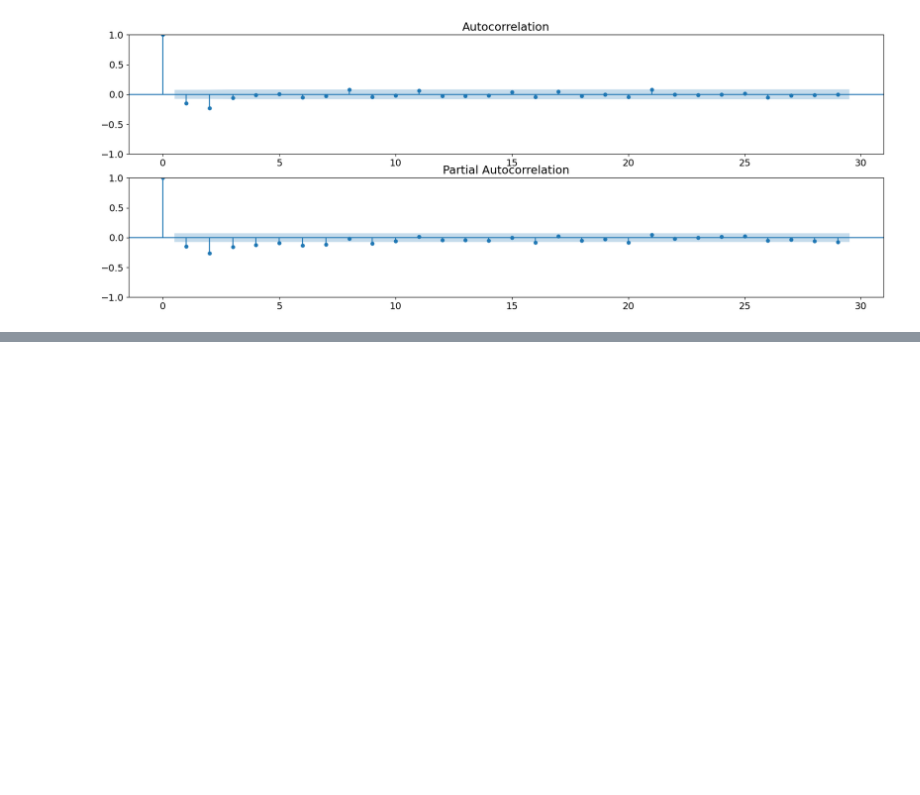
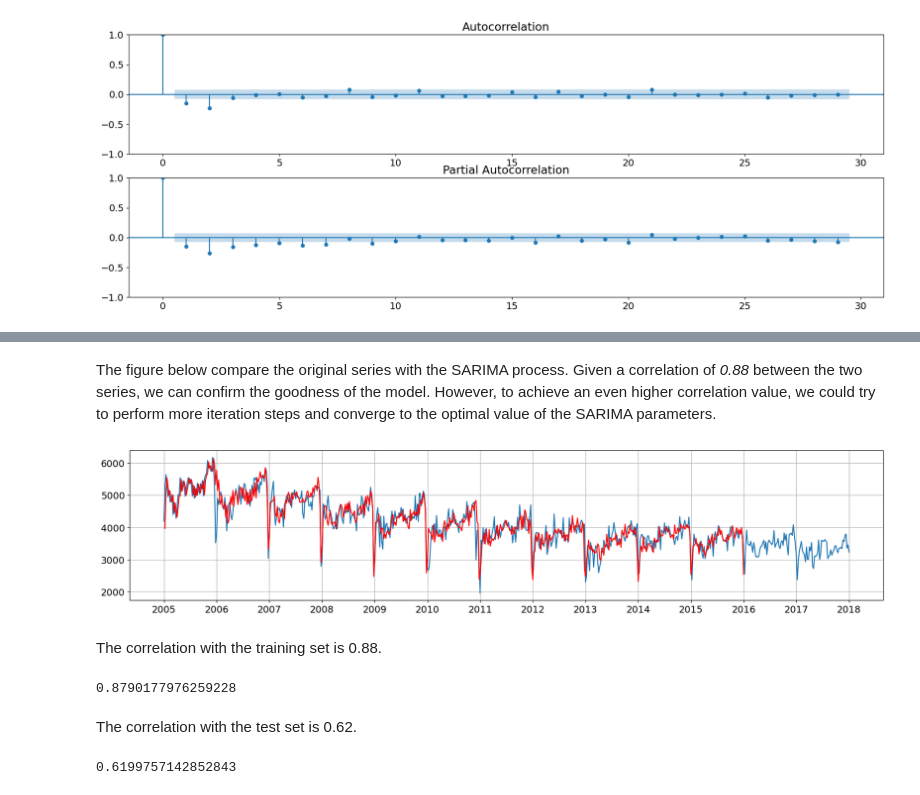
Before and after one commit to fedeStaffo/UK-Traffic-Accidents-Classification-Clustering-TimeSeries, a Jupyter notebook: time_series_analysis/time_series_analysis.ipynb, the cells around one changed output, grey strips where cells are left out. Saved outputs shown, nothing was run; the diff lists cells and outputs as text; code cells hidden in the pictures; blank space fills up the shorter version.

Commit message:
Complete Forecasting section

```diff
--- a/time_series_analysis/time_series_analysis.ipynb
+++ b/time_series_analysis/time_series_analysis.ipynb
@@ -449,0 +482,6 @@ fig = sm.graphics.tsa.plot_pacf(weekly_df_d1, ax=ax2)
+# %%
+seasonal_order = (4, 1, 4, 52)
+# model = ARIMA(weekly_df['number_of_casualties'], order=(2, 1, 2))
+model = SARIMAX(weekly_df['number_of_casualties'][:-52*2], order=(2, 1, 2), seasonal_order=seasonal_order)
+fit_model = model.fit(maxiter=30)
+print(fit_model.summary())
@@ -449,0 +523,28 @@ fig = sm.graphics.tsa.plot_pacf(weekly_df_d1, ax=ax2)
+# %% [markdown]
+The figure below compare the original series with the SARIMA process. Given a correlation of *0.88* between the two series, we can confirm the goodness of the model. However, to achieve an even higher correlation value, we could try to perform more iteration steps and converge to the optimal value of the SARIMA parameters.
+# %%
+weekly_df_sarima = fit_model.predict(start=(1), end=(11*52), dynamic=False)
+
+fig,ax=plt.subplots()
+fig.set_size_inches(20,4)
+num_points = len(weekly_df['number_of_casualties'])
+
+ax.plot(weekly_df['number_of_casualties'])
+ax.plot(weekly_df_sarima, color='r')
+ax.set_xticks(range(1,52*14,52))
+ax.set_xticklabels(range(2005,2005+14))
+plt.grid()
+# %% [output]
+[figure, added]
+# %% [markdown]
+The correlation with the training set is 0.88.
+# %%
+weekly_df_sarima.corr(weekly_df['number_of_casualties'][:11*52])
+# %% [output]
+0.8790177976259228
+# %% [markdown]
+The correlation with the test set is 0.62.
+# %%
+fit_model.get_forecast(steps=52*2).summary_frame()['mean'].corr(weekly_df['number_of_casualties'][-52*2:])
+# %% [output]
+0.6199757142852843
```
Also changed, not shown: parts of 10 cells of this notebook.
